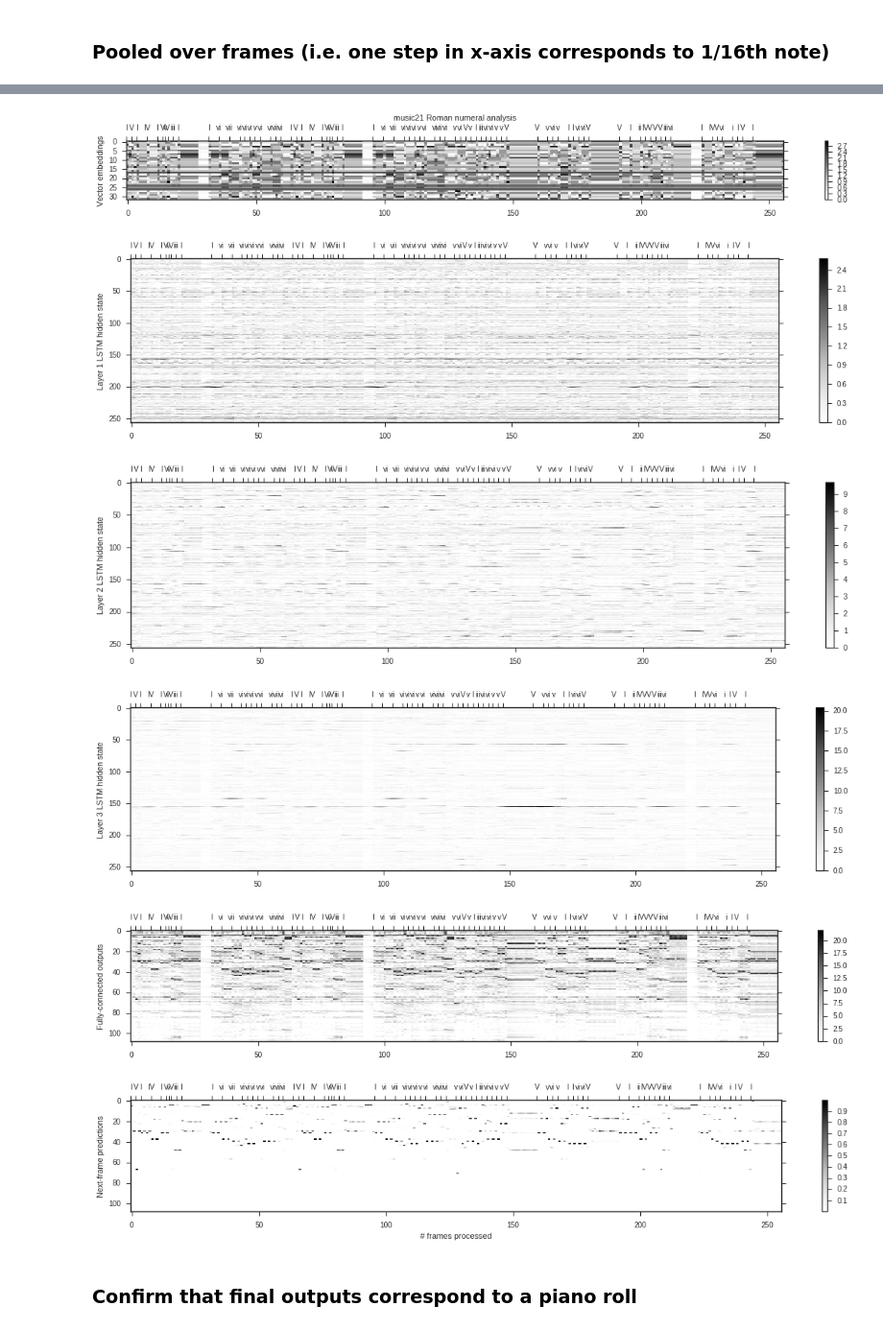
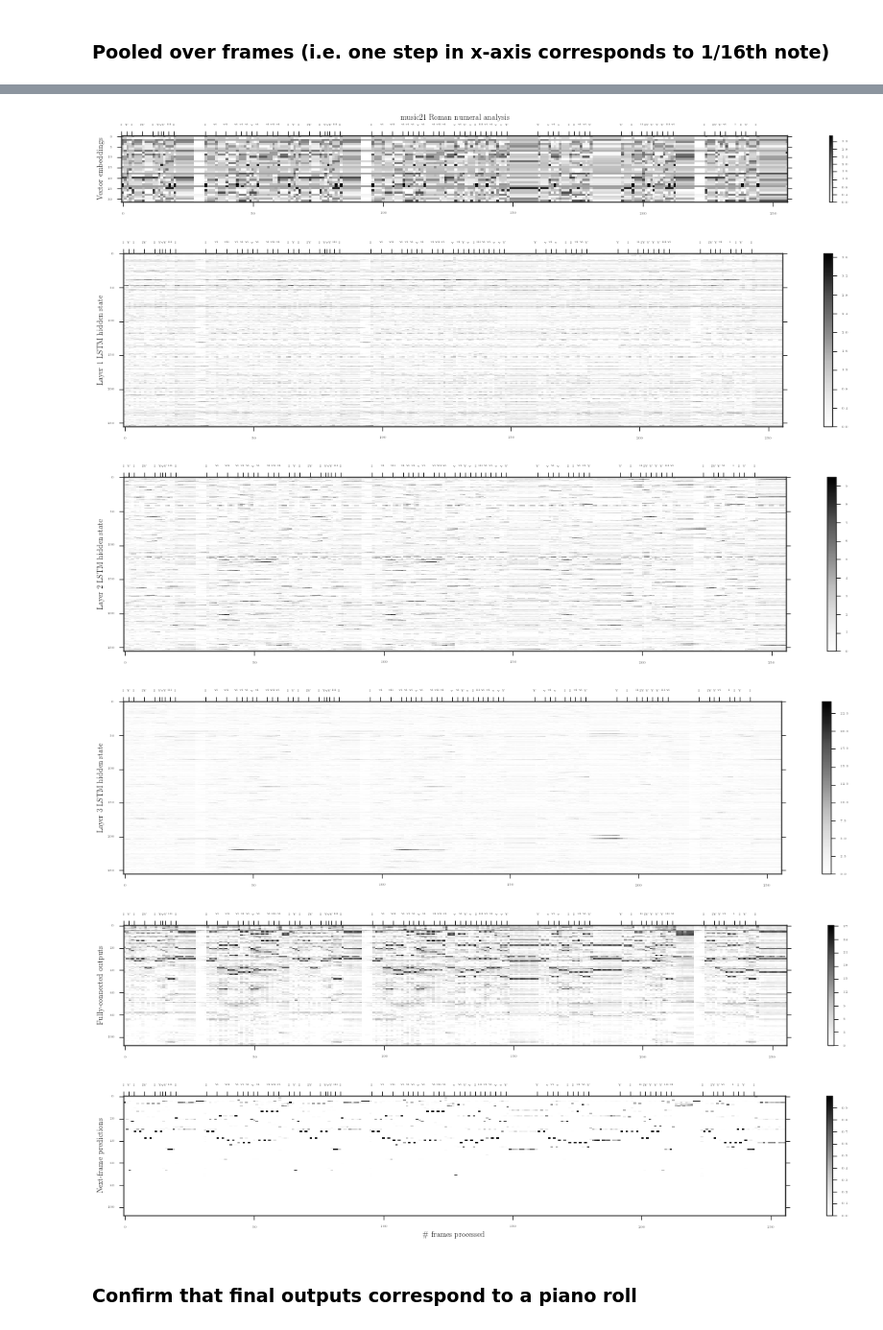
Before and after one commit to feynmanliang/bachbot-thesis, a Jupyter notebook: jupyter-notebooks/LSTM Visualizations.ipynb, the cells around one changed output, grey strips where cells are left out. Shown at 96% size. Drawn from its saved outputs; the diff is of its cells as text; code cells hidden in the pictures.

```diff
--- a/jupyter-notebooks/LSTM Visualizations.ipynb
+++ b/jupyter-notebooks/LSTM Visualizations.ipynb
@@ -109,6 +101,9 @@ for idx, order in idx_to_order.items():
         n = note.Note()
         n.pitch.midi = midiPitch
         order_to_txt[order] = n.nameWithOctave
+# %%
+def escape_latex(s):
+    return s.replace('#', '\#')
 # %%
 def plot_piano_roll(ax1, s, showRomanAnalysis=False):
     g = graph.PlotHorizontalBarPitchSpaceOffset(s)
@@ -238,14 +236,3 @@ def plot_activations(data, fig, ax, colorbar=True):
     axRoman.set_xlim([0, 64])
     fig.tight_layout()
     return axRoman
-# %%
-                outputs = np.exp(ds)/np.sum(np.exp(ds), 0)
-                latexify(fig_width=10)
-                #fig, ax = plt.subplots(1,1, figsize=(16,1+np.ceil(ds.shape[0] * 4. / 400.)))
-                fig, ax = plt.subplots(1,1)
-                axRoman = plot_activations(outputs, fig, ax)
-                ax.set_ylabel('Next-token predictions')
-                ax.set_xlabel('\# tokens processed')
-                fig.savefig('model-analysis-tokens-{}.pgf'.format(figure_cnt), bbox_inches='tight', dpi=300)
-                fig.show()
-                figure_cnt += 1
@@ -265,19 +248,19 @@ for layer in range(1,num_layers+1):
         ds = h5py.File(cell_fp)[cell_fp].value.T
         lstm_cnt += 1
         with sns.axes_style('ticks'):
-            latexify(columns=2)
+            latexify(columns=2, fig_height=0.5+np.ceil(ds.shape[0] * 3. / 600.), tick_labelsize=4)
             #fig, ax = plt.subplots(1,1, figsize=(16,1+np.ceil(ds.shape[0] * 4. / 400.)))
             fig, ax = plt.subplots(1,1)
             axRoman = plot_activations(ds, fig, ax)
             ax.set_ylabel('Layer {} LSTM hidden state'.format(lstm_cnt))
-            fig.savefig('model-analysis-tokens-{}.pgf'.format(figure_cnt), bbox_inches='tight', dpi=300)
+            fig.savefig('model-analysis-tokens-{}.pdf'.format(figure_cnt), bbox_inches='tight', dpi=300)
             figure_cnt += 1
             fig.show()
 
     if layer in [1, 19]:
         ds = h5py.File(fp)[fp].value.T
         with sns.axes_style('ticks'):
-            latexify(columns=2)
+            latexify(columns=2, fig_height=0.5+np.ceil(ds.shape[0] * 3. / 600.), tick_labelsize=4)
             #fig, ax = plt.subplots(1,1, figsize=(16,1+np.ceil(ds.shape[0] * 4. / 400.)))
             fig, ax = plt.subplots(1,1)
             axRoman = plot_activations(ds, fig, ax)
@@ -287,19 +270,19 @@ for layer in range(1,num_layers+1):
                 ax.set_ylabel('Fully-connected  outputs')
             if layer == 1:
                 axRoman.set_xlabel('music21 Roman numeral analysis')
-            fig.savefig('model-analysis-tokens-{}.pgf'.format(figure_cnt), bbox_inches='tight', dpi=300)
+            fig.savefig('model-analysis-tokens-{}.pdf'.format(figure_cnt), bbox_inches='tight', dpi=300)
             figure_cnt += 1
-            plt.show()
+            fig.show()
 
             if layer == 19:
                 outputs = np.exp(ds)/np.sum(np.exp(ds), 0)
-                latexify(columns=2)
+                latexify(columns=2, fig_height=0.5+np.ceil(ds.shape[0] * 3. / 600.), tick_labelsize=4)
                 #fig, ax = plt.subplots(1,1, figsize=(16,1+np.ceil(ds.shape[0] * 4. / 400.)))
                 fig, ax = plt.subplots(1,1)
                 axRoman = plot_activations(outputs, fig, ax)
                 ax.set_ylabel('Next-token predictions')
                 ax.set_xlabel('\# tokens processed')
-                fig.savefig('model-analysis-tokens-{}.pgf'.format(figure_cnt), bbox_inches='tight', dpi=300)
+                fig.savefig('model-analysis-tokens-{}.pdf'.format(figure_cnt), bbox_inches='tight', dpi=300)
                 figure_cnt += 1
-                #fig.show()
+                fig.show()
 # %% [output]
@@ -315,12 +296,14 @@ IOError: [Errno 32] Broken pipe
 ### Pooled over frames (i.e. one step in x-axis corresponds to 1/16th note)
 # %%
 with sns.axes_style('darkgrid'):
-    fig, ax = plt.subplots(1,1, figsize=(16,6))
+    latexify(fig_width=7, fig_height=3, tick_labelsize=4)
+    #fig, ax = plt.subplots(1,1, figsize=(16,6))
+    fig, ax = plt.subplots(1,1)
     plot_piano_roll(ax, s, showRomanAnalysis=True)
     ax.set_xticks(np.arange(0,256,12.5))
     ax.set_xticklabels(np.arange(0,256,50))
     ax.set_xlim([0, 64])
-    ax.set_xlabel('# frames processed')
+    ax.set_xlabel('\# frames processed')
     fig.show()
     #fig.savefig('model-analysis-cells-frame-piano-roll.png')
 # %% [output]
@@ -341,43 +324,43 @@ for layer in range(1,num_layers+1):
         with sns.axes_style('ticks'):
             fig, ax = plt.subplots(1,1, figsize=(16,1+np.ceil(ds.shape[0] * 4. / 400.)))
             axRoman = plot_activations(ds_pooled, fig, ax)
             ax.set_ylabel('Layer {} LSTM hidden state'.format(lstm_cnt))
             if layer == 1:
                 axRoman.set_xlabel('music21 Roman numeral analysis')
-            fig.savefig('model-analysis-chords-{}.png'.format(figure_cnt), bbox_inches='tight', dpi=300)
+            fig.savefig('model-analysis-chords-{}.pdf'.format(figure_cnt), bbox_inches='tight', dpi=300)
             figure_cnt += 1
             fig.show()
     if layer in [1, 19]:
         ds = h5py.File(fp)[fp].value.T
         ds_pooled = pool_chords(ds, is_chord_bdy, softmax_before_pool=False)
         with sns.axes_style('ticks'):
             fig, ax = plt.subplots(1,1, figsize=(16,1+np.ceil(ds.shape[0] * 4. / 400.)))
             axRoman = plot_activations(ds_pooled, fig, ax)
             if layer == 1:
                 ax.set_ylabel('Vector embeddings')
             elif layer == 19:
                 ax.set_ylabel('Fully-connected outputs')
             if layer == 1:
                 axRoman.set_xlabel('music21 Roman numeral analysis')
-            fig.savefig('model-analysis-chords-{}.png'.format(figure_cnt), bbox_inches='tight', dpi=300)
+            fig.savefig('model-analysis-chords-{}.pdf'.format(figure_cnt), bbox_inches='tight', dpi=300)
             figure_cnt += 1
             fig.show()
 
             if layer == 19:
                 fig, ax = plt.subplots(1,1, figsize=(16,1+np.ceil(ds.shape[0] * 4. / 400.)))
                 axRoman = plot_activations(np.exp(ds_pooled) / np.sum(np.exp(ds_pooled), 0), fig, ax)
                 ax.set_ylabel('Next-frame predictions')
-                ax.set_xlabel('# frames processed')
-                fig.savefig('model-analysis-chords-{}.png'.format(figure_cnt), bbox_inches='tight', dpi=300)
+                ax.set_xlabel('\# frames processed')
+                fig.savefig('model-analysis-chords-{}.pdf'.format(figure_cnt), bbox_inches='tight', dpi=300)
                 figure_cnt += 1
                 fig.show()
 # %% [output]
-[figure, old version]
+[figure, new version]
-[figure, old version]
+[figure, new version]
-[figure, old version]
+[figure, new version]
-[figure, old version]
+[figure, new version]
-[figure, old version]
+[figure, new version]
-[figure, old version]
+[figure, new version]
 # %% [markdown]
 ### Confirm that final outputs correspond to a piano roll
 # %%
```
Also changed, not shown: parts of 12 cells of this notebook, 26 other files.
